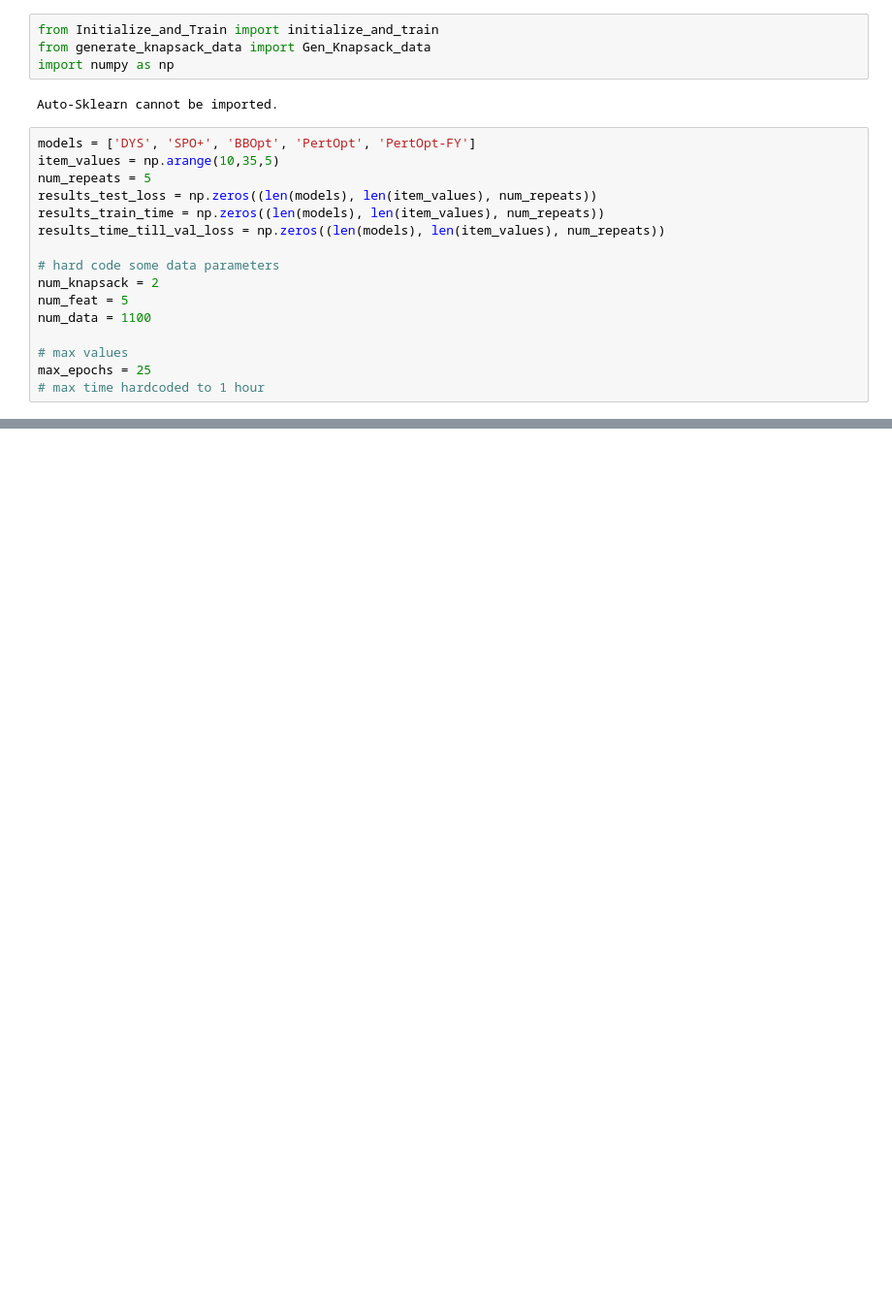
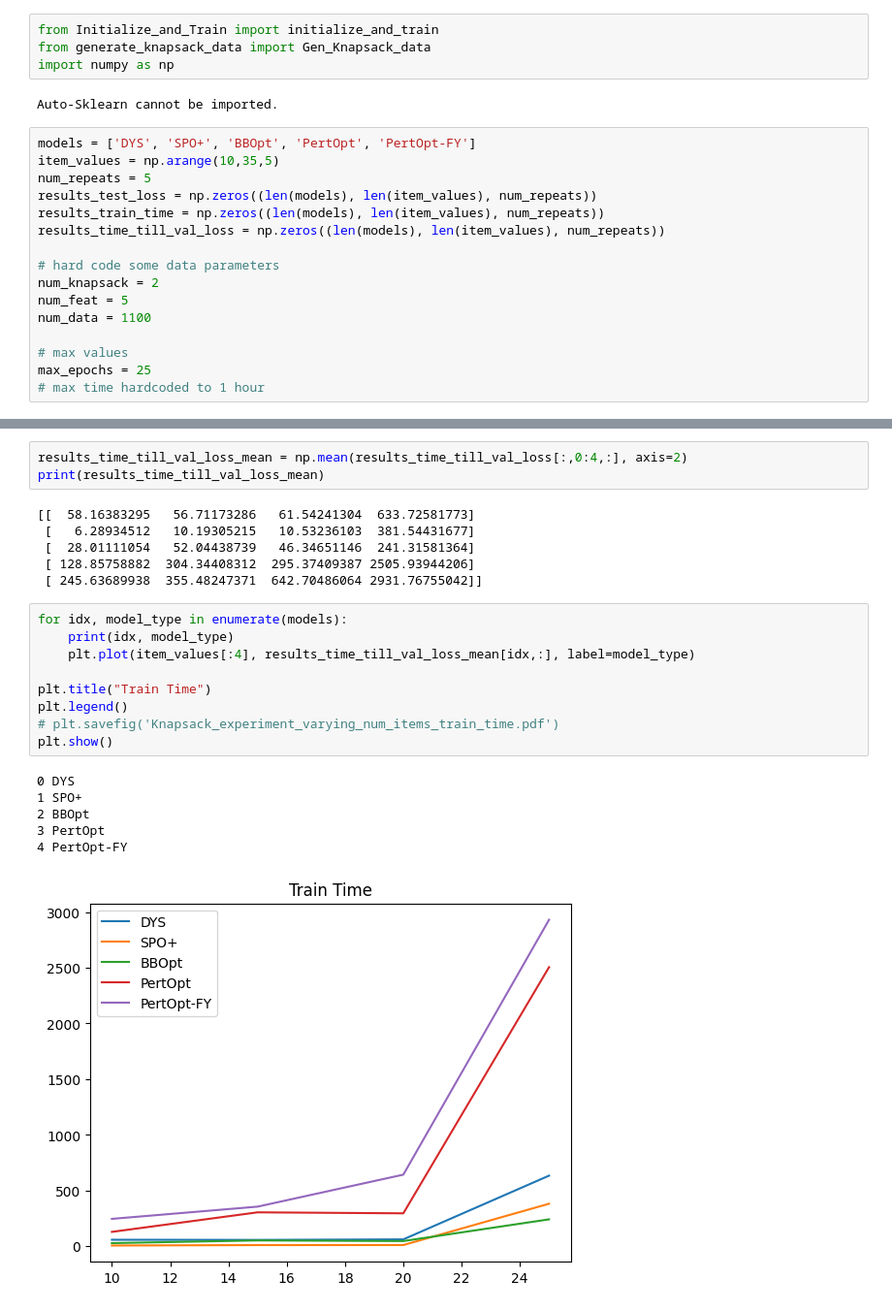
Before and after one commit to mines-opt-ml/fpo-dys, a Jupyter notebook: source/Knapsack_Testing/Knapsack_Experiment.ipynb, the cells around one changed output, grey strips where cells are left out. Shown at 97% size. Drawn from its saved outputs; the diff is of its cells as text; blank space fills up the shorter version.

```diff
--- a/Knapsack_Testing/Knapsack_Experiment.ipynb
+++ b/source/Knapsack_Testing/Knapsack_Experiment.ipynb
@@ -137,0 +165,25 @@ print(results_time_till_best_loss)
+# %%
+results_time_till_val_loss_mean = np.mean(results_time_till_val_loss[:,0:4,:], axis=2)
+print(results_time_till_val_loss_mean)
+# %% [output]
+[[  58.16383295   56.71173286   61.54241304  633.72581773]
+ [   6.28934512   10.19305215   10.53236103  381.54431677]
+ [  28.01111054   52.04438739   46.34651146  241.31581364]
+ [ 128.85758882  304.34408312  295.37409387 2505.93944206]
+ [ 245.63689938  355.48247371  642.70486064 2931.76755042]]
+# %%
+for idx, model_type in enumerate(models):
+    print(idx, model_type)
+    plt.plot(item_values[:4], results_time_till_val_loss_mean[idx,:], label=model_type)
+
+plt.title("Train Time")
+plt.legend()
+# plt.savefig('Knapsack_experiment_varying_num_items_train_time.pdf')
+plt.show()
+# %% [output]
+0 DYS
+1 SPO+
+2 BBOpt
+3 PertOpt
+4 PertOpt-FY
+[figure, added]
```
Also changed, not shown: parts of 10 cells of this notebook, 47 other files.
